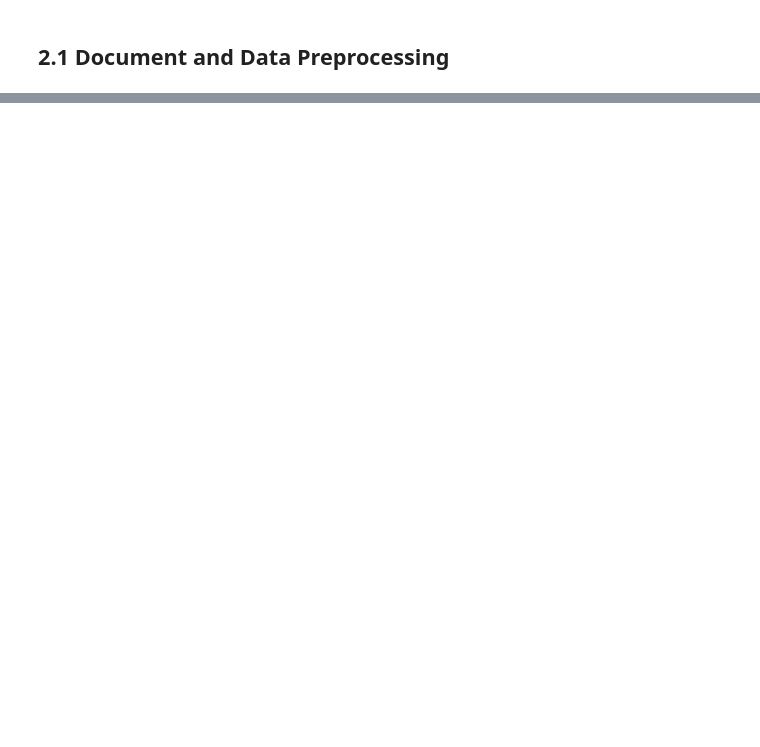
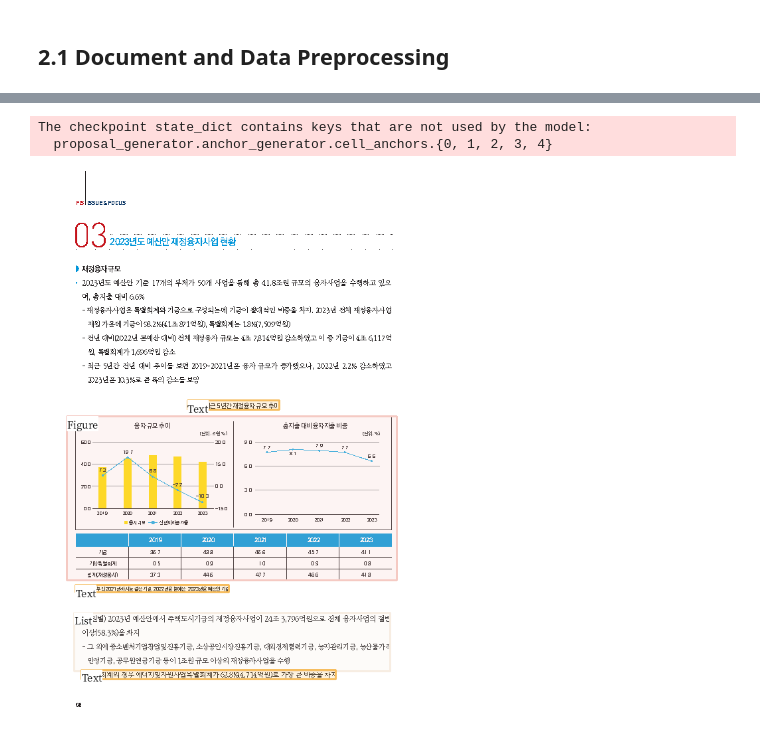
Before and after one commit to simonjisu/llm-app-sample, a Jupyter notebook: notebooks/2-RAG.ipynb, the cells around one changed output, grey strips where cells are left out. Drawn from its saved outputs; the diff is of its cells as text; code cells hidden in the pictures; blank space fills up the shorter version.

```diff
--- a/notebooks/2-RAG.ipynb
+++ b/notebooks/2-RAG.ipynb
@@ -59,0 +119,32 @@ len(pages)
+# %%
+import numpy as np
+import layoutparser as lp
+import torchvision.ops.boxes as bops
+from io import BytesIO
+from PIL import Image
+from pdfplumber.page import Page, CroppedPage
+from layoutparser.models.detectron2 import Detectron2LayoutModel
+
+def inference_page(p: Page | CroppedPage, model: Detectron2LayoutModel) -> tuple:
+    img = p.to_image()
+    imgfile = BytesIO()
+    img.save(imgfile, format='png', quantize=False)
+    img = np.array(Image.open(imgfile).convert('RGB'))
+    blocks = model.detect(img)
+    return blocks, img
+
+# lp://PubLayNet/faster_rcnn_R_50_FPN_3x/config
+# lp://PubLayNet/mask_rcnn_X_101_32x8d_FPN_3x/config
+model = Detectron2LayoutModel(
+    'lp://PubLayNet/mask_rcnn_X_101_32x8d_FPN_3x/config',
+    extra_config=["MODEL.ROI_HEADS.SCORE_THRESH_TEST", 0.8],
+    label_map={0: "Text", 1: "Title", 2: "List", 3: "Table", 4: "Figure"}
+)
+
+# using deep learning model to detect the layout of figures
+blocks, img = inference_page(left, model)
+lp.draw_box(img, blocks, box_width=3, box_alpha=0.2, show_element_type=True)
+# %% [output]
+The checkpoint state_dict contains keys that are not used by the model:
+  proposal_generator.anchor_generator.cell_anchors.{0, 1, 2, 3, 4}
+[figure, added]
```
Also changed, not shown: parts of 75 cells of this notebook, 30 other files.
